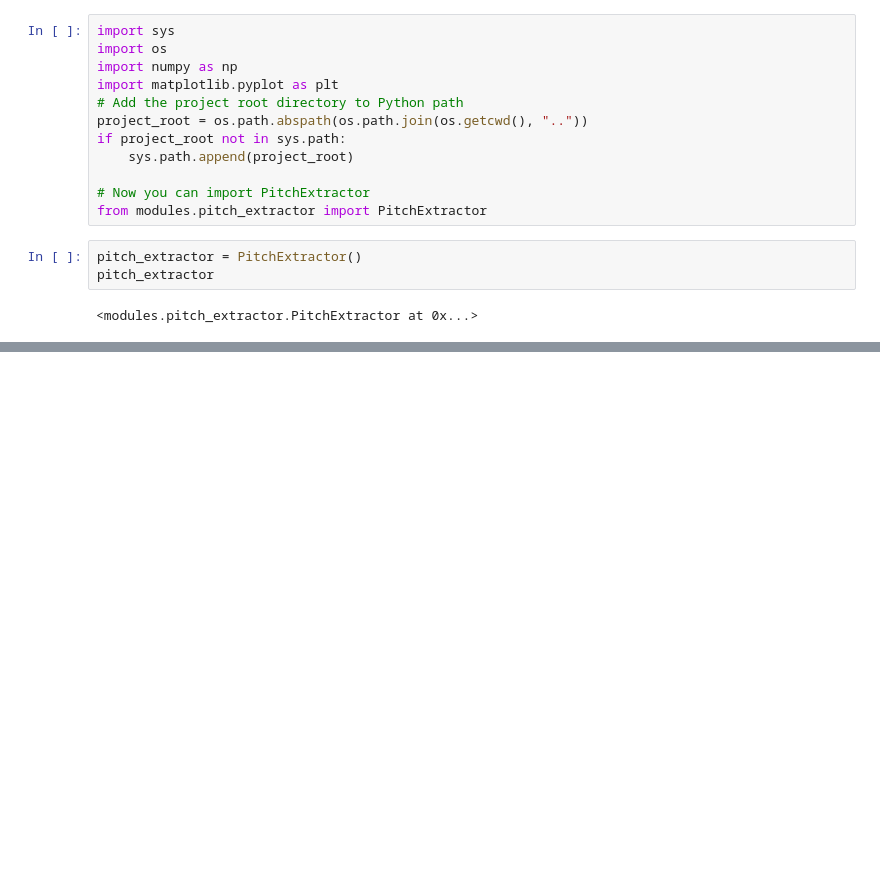
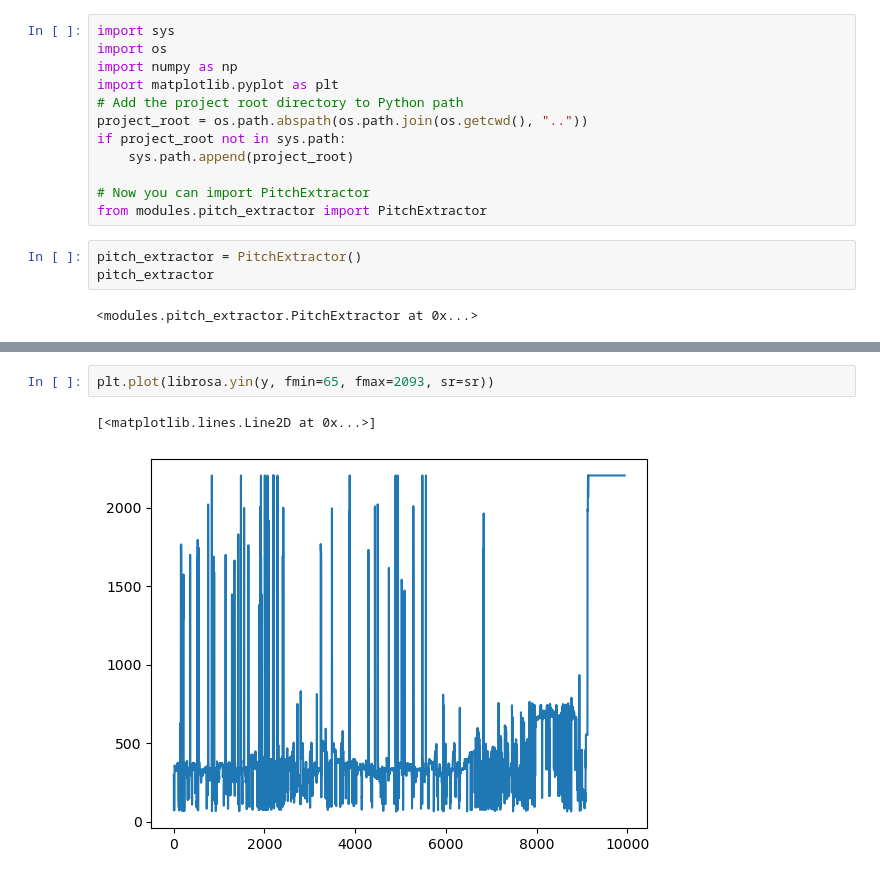
Before and after one commit to 1155194577/note_transcription, a Jupyter notebook: analysis/visualization.ipynb, the cells around one changed output, grey strips where cells are left out. Drawn from its saved outputs; the diff is of its cells as text; blank space fills up the shorter version.

```diff
--- a/analysis/visualization.ipynb
+++ b/analysis/visualization.ipynb
@@ -80,0 +83,5 @@ print(pitch_extractor.pitch_extraction(window))
+# %%
+plt.plot(librosa.yin(y, fmin=65, fmax=2093, sr=sr))
+# %% [output]
+[<matplotlib.lines.Line2D at 0x...>]
+[figure, added]
```
Also changed, not shown: parts of 4 cells of this notebook, 1 other file.
